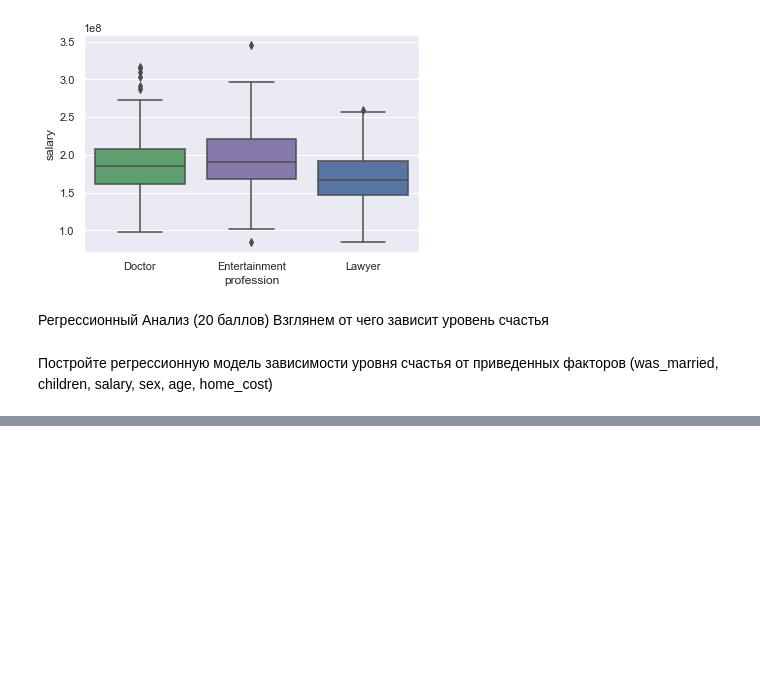
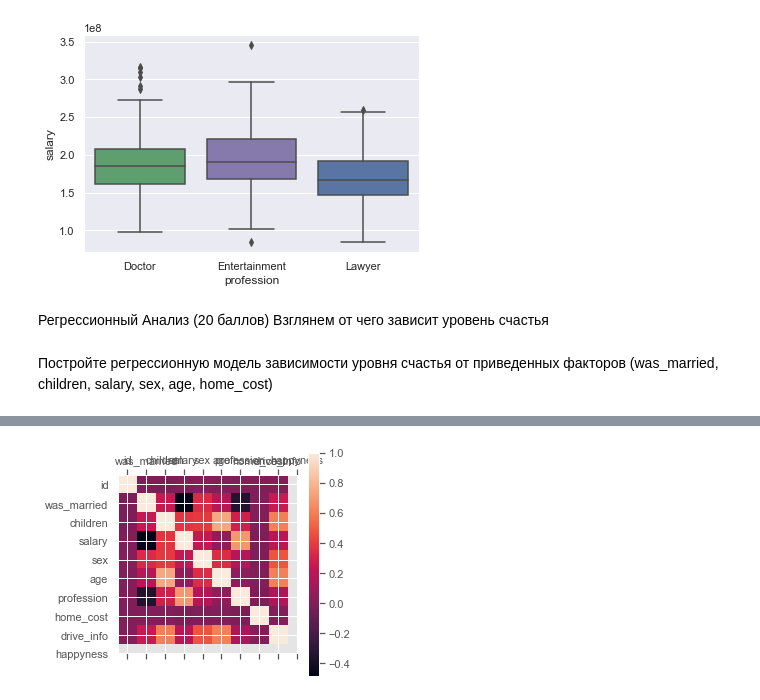
Before and after one commit to RedsquareM/dataanalysisHW, a Jupyter notebook: hw3.ipynb, the cells around one changed output, grey strips where cells are left out. Drawn from its saved outputs; the diff is of its cells as text; code cells hidden in the pictures; blank space fills up the shorter version.

```diff
--- a/hw3.ipynb
+++ b/hw3.ipynb
@@ -456,0 +575,17 @@ p-value: Entertainment: 5.8202223982795625e-05
+# %%
+#посмотрим точечную диаграмму.
+import matplotlib
+import matplotlib.pyplot as plt
+from pandas.plotting import scatter_matrix
+
+%matplotlib inline
+matplotlib.style.use('ggplot')
+
+
+plt.matshow(df.corr())
+plt.xticks(range(len(df.columns)), df.columns)
+plt.yticks(range(len(df.columns)), df.columns)
+plt.colorbar()
+plt.show()
+# %% [output]
+[figure, added]
```
Also changed, not shown: parts of 8 cells of this notebook.
